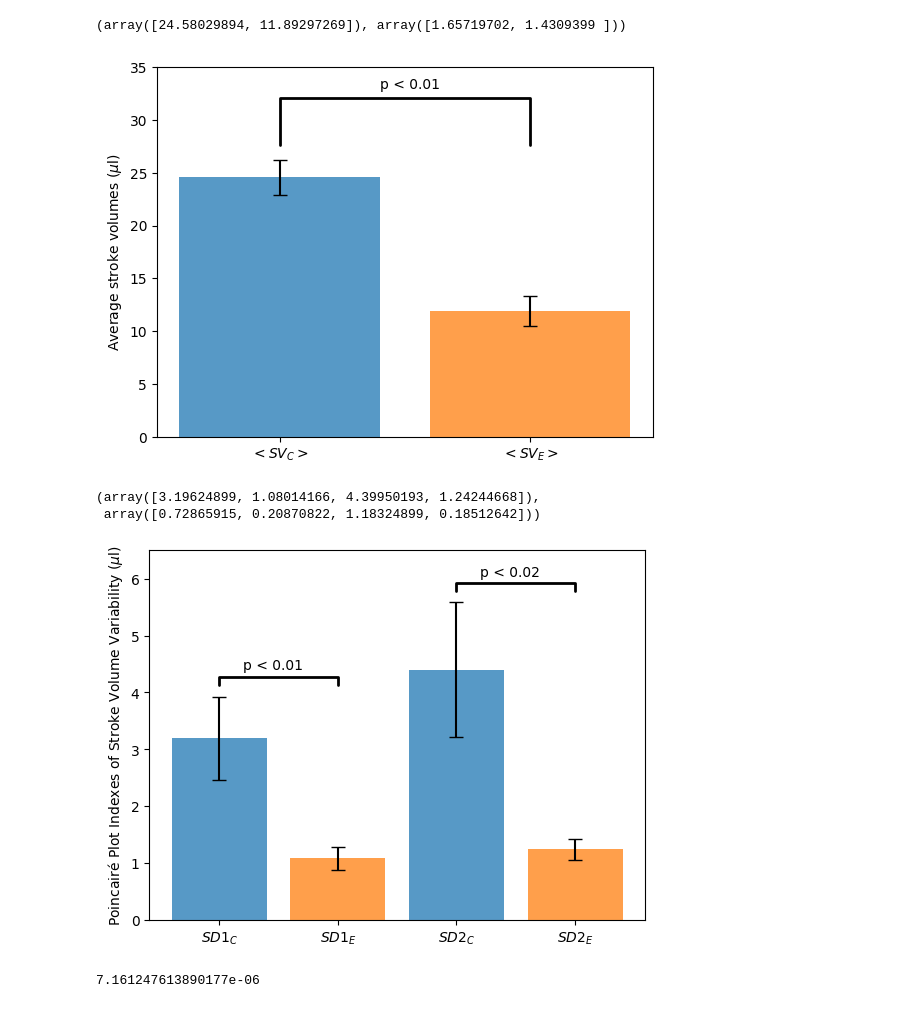
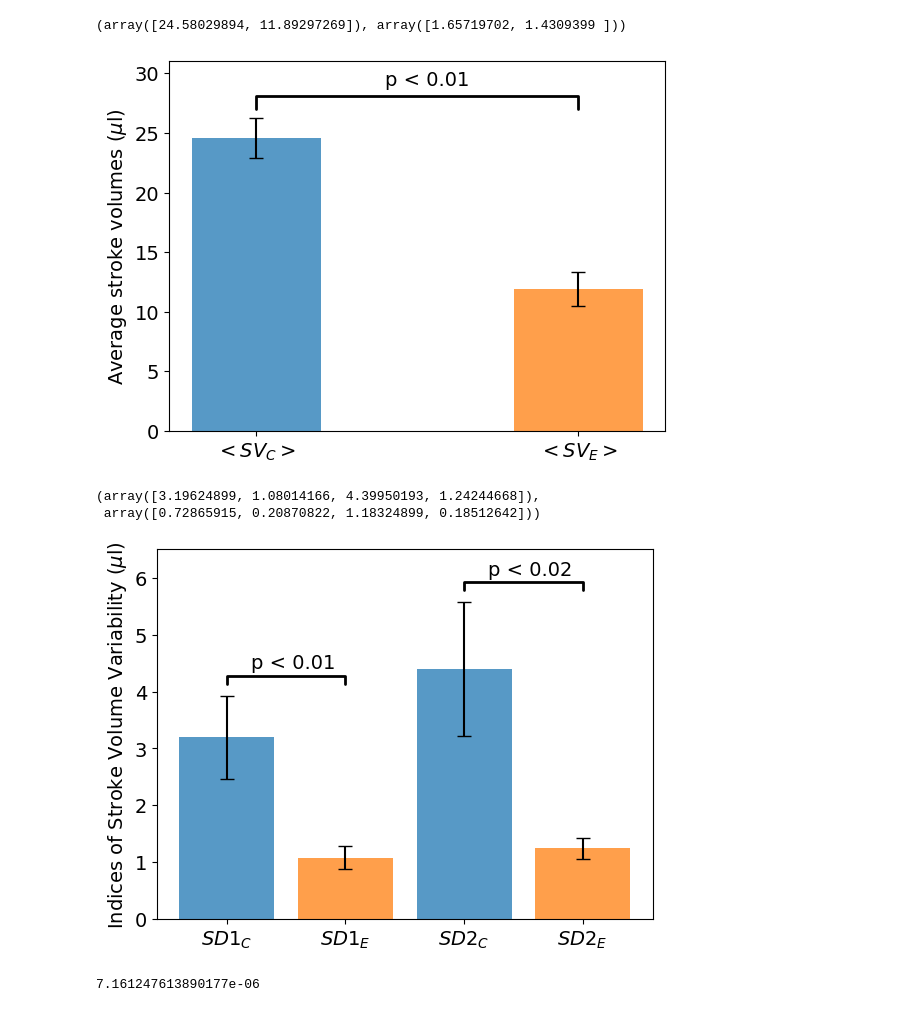
Before and after one commit to moises-santillan/HeartVariability, a Jupyter notebook: Code/HeartVariability.ipynb, the cells around one changed output. Drawn from its saved outputs; the diff is of its cells as text; code cells hidden in the pictures.

```diff
--- a/Code/HeartVariability.ipynb
+++ b/Code/HeartVariability.ipynb
@@ -2,6 +2,7 @@
 import numpy as np
 import pandas as pd
 import matplotlib.pyplot as plt
+plt.rcParams.update({'font.size': 14})
 from scipy import stats
 # %%
 def Noise(u):
@@ -153,16 +154,16 @@ means, cvs
 (array([24.58029894, 11.89297269]), array([1.65719702, 1.4309399 ]))
 # %%
 fig, ax = plt.subplots()
-ax.bar(["$<SV_C>$", "$<SV_E>$"], means, yerr=cvs, align='center', alpha=0.75, color=("C0", "C1"), ecolor='black', capsize=5)
+ax.bar(["$<SV_C>$", "$<SV_E>$"], means, width=0.4, yerr=cvs, align='center', alpha=0.75, color=("C0", "C1"), ecolor='black', capsize=5)
 ax.set_ylabel('Average stroke volumes ($\mu$l)')
-props = {'connectionstyle':'bar','arrowstyle':'-', 'shrinkA':20,'shrinkB':20,'linewidth':2}
-ax.annotate("p < 0.01", xy=(.4, 33), zorder=10)
-ax.annotate('', xy=(0,25), xytext=(1,25), arrowprops=props)
-ax.set_ylim([0,35])
+props = {'connectionstyle':'bar','arrowstyle':'-', 'shrinkA':60,'shrinkB':60,'linewidth':2}
+ax.annotate("p < 0.01", xy=(.4, 29), zorder=10)
+ax.annotate('', xy=(0,20), xytext=(1,20), arrowprops=props)
+ax.set_ylim([0,31])
 
-plt.savefig("Fig03.pdf")
+plt.savefig("../Manuscript/Fig01_B.pdf")
 # %% [output]
-[figure, old version]
+[figure, new version]
 # %%
 controls = ("SV_C1", "SV_C2", "SV_C3", "SV_C4", "SV_C5", "SV_C6", "SV_C7", "SV_C8", "SV_C9", "SV_C10", "SV_C11", "SV_C12", "SV_C13", "SV_C14")
 
@@ -193,7 +194,7 @@ means, cvs
 # %%
 fig, ax = plt.subplots()
 ax.bar(["$SD1_C$", "$SD1_E$", "$SD2_C$", "$SD2_E$"], means, yerr=cvs, align='center', alpha=0.75, color=("C0", "C1", "C0", "C1"), ecolor='black', capsize=5)
-ax.set_ylabel('Poincairé Plot Indexes of Stroke Volume Variability ($\mu$l)')
+ax.set_ylabel('Indices of Stroke Volume Variability ($\mu$l)')
 props = {'connectionstyle':'bar','arrowstyle':'-', 'shrinkA':20,'shrinkB':20,'linewidth':2}
 ax.annotate("p < 0.01", xy=(.2, 4.4), zorder=10)
 ax.annotate('', xy=(0,3.65), xytext=(1,3.65), arrowprops=props)
@@ -201,9 +202,9 @@ ax.annotate("p < 0.02", xy=(2.2, 6.05), zorder=10)
 ax.annotate('', xy=(2,5.3), xytext=(3,5.3), arrowprops=props)
 ax.set_ylim([0,6.5])
 
-plt.savefig("Fig04.pdf")
+plt.savefig("../Manuscript/Fig02_B.pdf")
 # %% [output]
-[figure, old version]
+[figure, new version]
 # %%
 t_stat, p_value = stats.ttest_ind(Means_C, Means_E, equal_var=False)
 p_value/2
```
Also changed, not shown: parts of 2 cells of this notebook, 18 other files.
